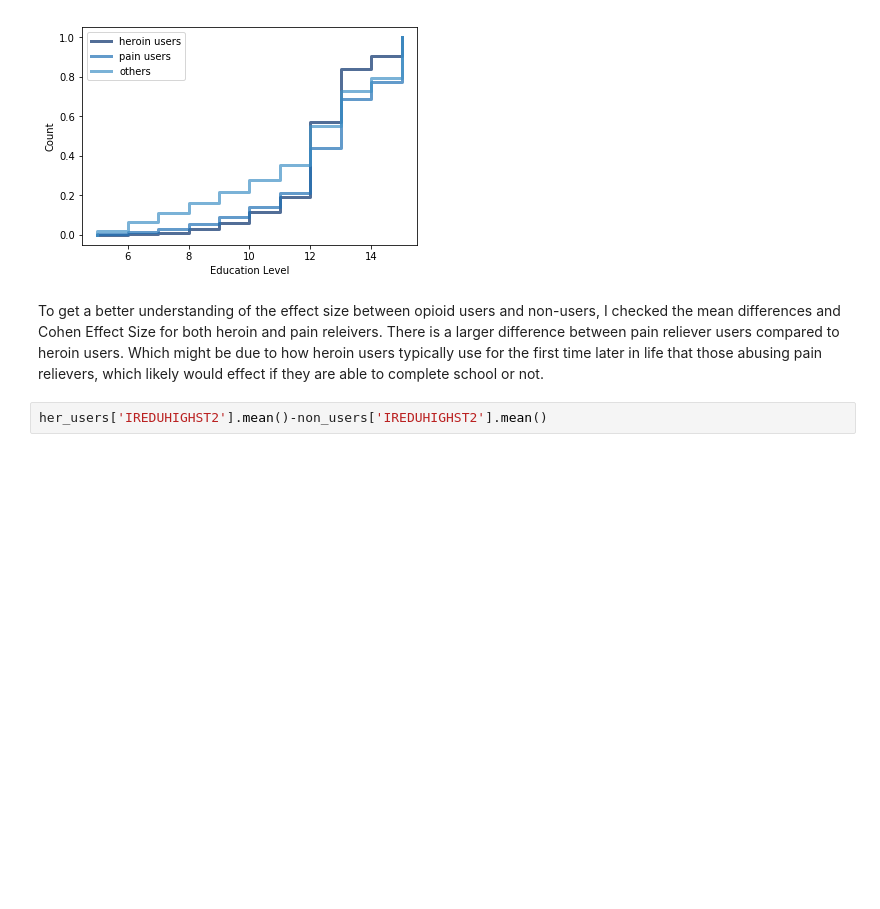
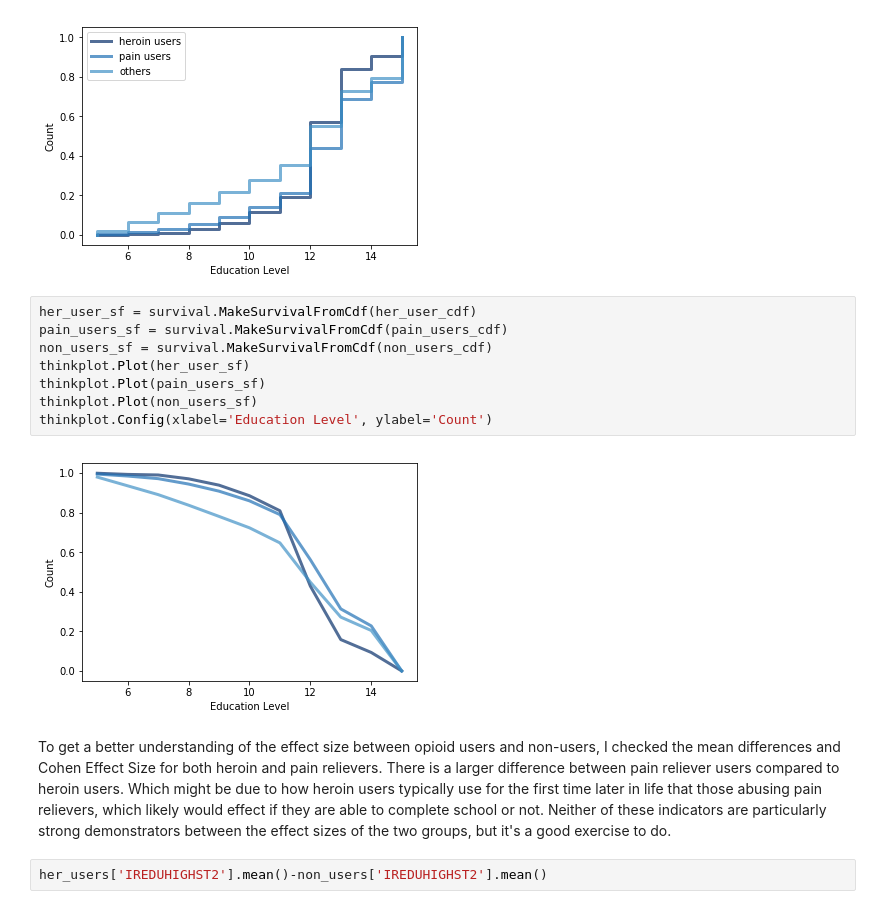
Before and after one commit to ejprice54321/ThinkStats2, a Jupyter notebook: project1/data_analysis.ipynb, the cells around one changed output. Cells and saved outputs as stored; diff of their text form; blank space fills up the shorter version.

```diff
--- a/project1/data_analysis.ipynb
+++ b/project1/data_analysis.ipynb
@@ -187,8 +222,18 @@ thinkplot.Cdf(non_users_cdf)
 thinkplot.Config(xlabel='Education Level', ylabel='Count')
 # %% [output]
 [figure]
+# %%
+her_user_sf = survival.MakeSurvivalFromCdf(her_user_cdf)
+pain_users_sf = survival.MakeSurvivalFromCdf(pain_users_cdf)
+non_users_sf = survival.MakeSurvivalFromCdf(non_users_cdf)
+thinkplot.Plot(her_user_sf)
+thinkplot.Plot(pain_users_sf)
+thinkplot.Plot(non_users_sf)
+thinkplot.Config(xlabel='Education Level', ylabel='Count')
+# %% [output]
+[figure, added]
 # %% [markdown]
-To get a better understanding of the effect size between opioid users and non-users, I checked the mean differences and Cohen Effect Size for both heroin and pain releivers. There is a larger difference between pain reliever users compared to heroin users. Which might be due to how heroin users typically use for the first time later in life that those abusing pain relievers, which likely would effect if they are able to complete school or not.
+To get a better understanding of the effect size between opioid users and non-users, I checked the mean differences and Cohen Effect Size for both heroin and pain relievers. There is a larger difference between pain reliever users compared to heroin users. Which might be due to how heroin users typically use for the first time later in life that those abusing pain relievers, which likely would effect if they are able to complete school or not. Neither of these indicators are particularly strong demonstrators between the effect sizes of the two groups, but it's a good exercise to do.
 # %%
 her_users['IREDUHIGHST2'].mean()-non_users['IREDUHIGHST2'].mean()
 # %% [output]
```
Also changed, not shown: parts of 19 cells of this notebook, 3 other files.
